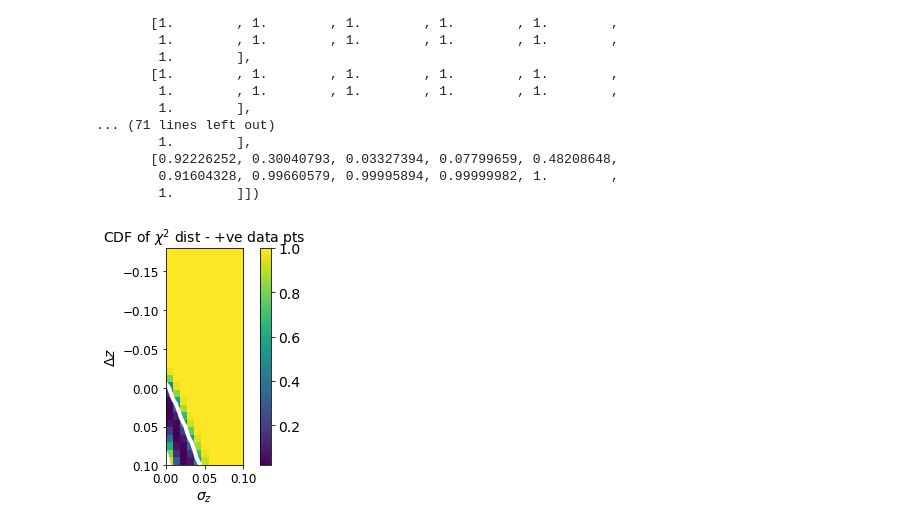
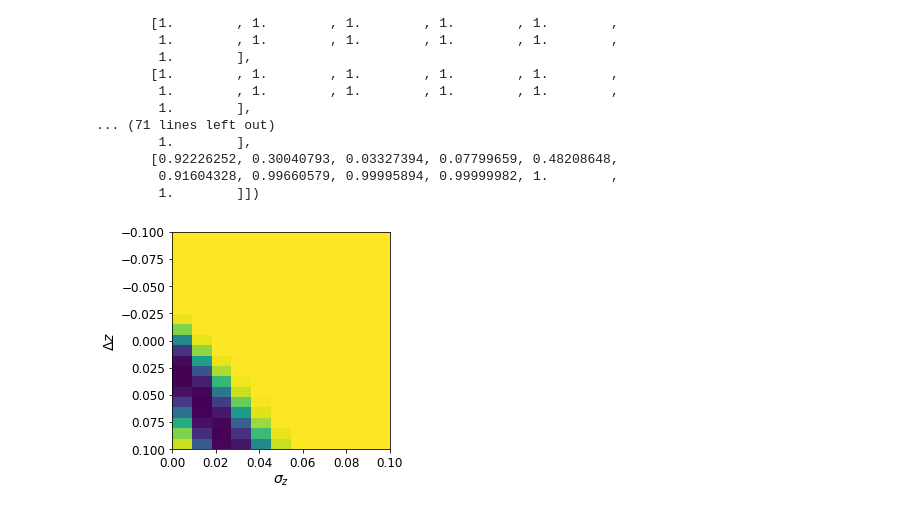
Before and after one commit to c-d-leonard/IA_GGL, a Jupyter notebook: pz_test_Dec21.ipynb, the cells around one changed output. Saved outputs shown, nothing was run; the diff lists cells and outputs as text; code cells hidden in the pictures.

```diff
--- a/pz_test_Dec21.ipynb
+++ b/pz_test_Dec21.ipynb
@@ -276,20 +278,20 @@ array([[1.        , 1.        , 1.        , 1.        , 1.        ,
 # %%
 # Plot the cdf as a function of photo-z params
 plt.figure()
-#plt.imshow(cdf_grid[8:19,:], extent = [0.01, 0.1, 0, -0.1])#, aspect=2.0/3.0)
-plt.imshow(cdf_grid_pos, extent = [0.0, 0.1, 0.1, -0.18])#, aspect=2.0/3.0)
+plt.imshow(cdf_grid_pos[8:,:], extent = [0.0, 0.1, 0.1, -0.1], aspect=1.0/2.0)
+#plt.imshow(cdf_grid_pos, extent = [0.0, 0.1, 0.1, -0.18], aspect=1.0/2.0)
 plt.xlabel('$\sigma_z$', fontsize=14)
 plt.ylabel('$\Delta z$', fontsize=14)
 plt.xticks(fontsize=12)
 plt.yticks(fontsize=12)
-plt.title('CDF of $\chi^2$ dist - +ve data pts', fontsize=14)
-cbar = plt.colorbar()
-cbar.ax.tick_params(labelsize=14)
-plt.contour(sigz, delz, cdf_grid_pos, [0.68], colors='#FFFFFF', linewidths=4)
+#plt.title('CDF of $\chi^2$ dist - +ve data pts', fontsize=14)
+#cbar = plt.colorbar()
+#cbar.ax.tick_params(labelsize=14)
+#plt.contour(sigz, delz[8:], cdf_grid_pos[8:,:], [0.68], colors='#FFFFFF', linewidths=4)
 #plt.savefig('./pvalues_w1halo_variableF_Planck18.png')
 plt.show()
 # %% [output]
-[figure, old version]
+[figure, new version]
 # %%
 gamma_IA_neg = gamma_IA_fid[0]
 data_cov_neg = data_cov[0,0]
```
Also changed, not shown: parts of 9 cells of this notebook.
